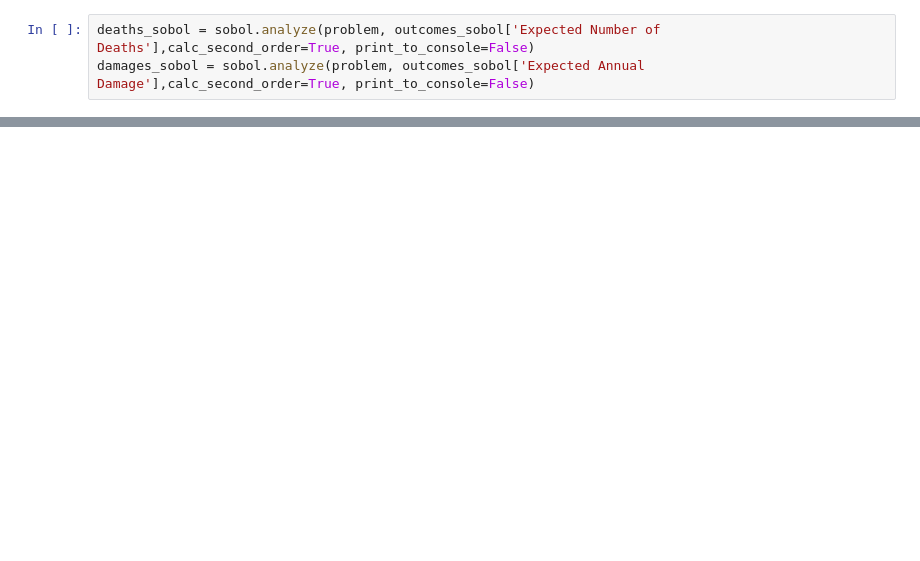
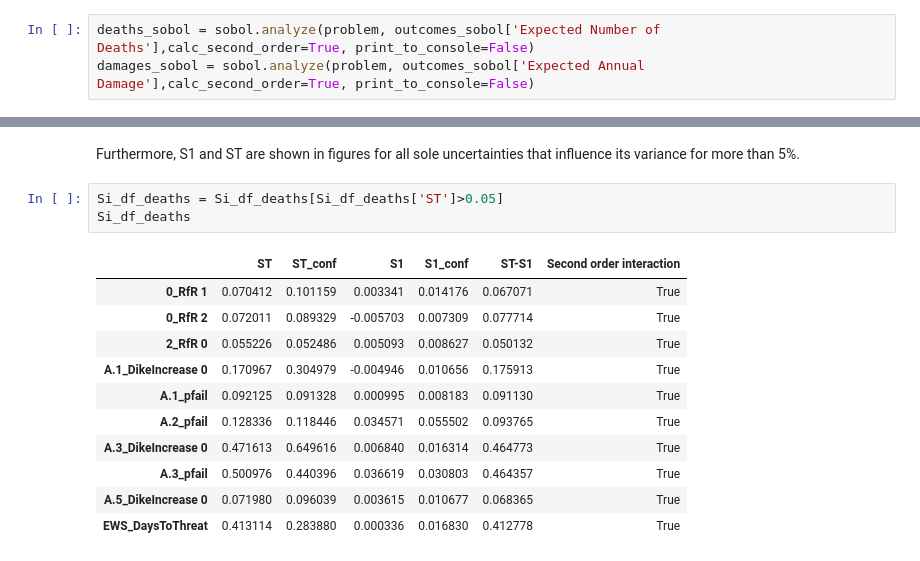
Before and after one commit to EwoutH/modelbased-g13, a Jupyter notebook: Sobol G13 interactions.ipynb, the cells around one changed output, grey strips where cells are left out. Drawn from its saved outputs; the diff is of its cells as text; blank space fills up the shorter version.

```diff
--- a/Sobol G13 interactions.ipynb
+++ b/Sobol G13 interactions.ipynb
@@ -155,3 +156,20 @@ S2_deaths_sobol_boolean
+# %% [markdown]
+Furthermore, S1 and ST are shown in figures for all sole uncertainties that influence its variance for more than 5%.
+# %%
+Si_df_deaths = Si_df_deaths[Si_df_deaths['ST']>0.05]
+Si_df_deaths
+# %% [output]
+|  | ST | ST_conf | S1 | S1_conf | ST-S1 | Second order interaction |
+| 0_RfR 1 | 0.070412 | 0.101159 | 0.003341 | 0.014176 | 0.067071 | True |
+| 0_RfR 2 | 0.072011 | 0.089329 | -0.005703 | 0.007309 | 0.077714 | True |
+| 2_RfR 0 | 0.055226 | 0.052486 | 0.005093 | 0.008627 | 0.050132 | True |
+| A.1_DikeIncrease 0 | 0.170967 | 0.304979 | -0.004946 | 0.010656 | 0.175913 | True |
+| A.1_pfail | 0.092125 | 0.091328 | 0.000995 | 0.008183 | 0.091130 | True |
+| A.2_pfail | 0.128336 | 0.118446 | 0.034571 | 0.055502 | 0.093765 | True |
+| A.3_DikeIncrease 0 | 0.471613 | 0.649616 | 0.006840 | 0.016314 | 0.464773 | True |
+| A.3_pfail | 0.500976 | 0.440396 | 0.036619 | 0.030803 | 0.464357 | True |
+| A.5_DikeIncrease 0 | 0.071980 | 0.096039 | 0.003615 | 0.010677 | 0.068365 | True |
+| EWS_DaysToThreat | 0.413114 | 0.283880 | 0.000336 | 0.016830 | 0.412778 | True |
 # %%
 sns.set_style('white')
 fig, ax = plt.subplots(1)
```
Also changed, not shown: parts of 26 cells of this notebook, 2 other files.
